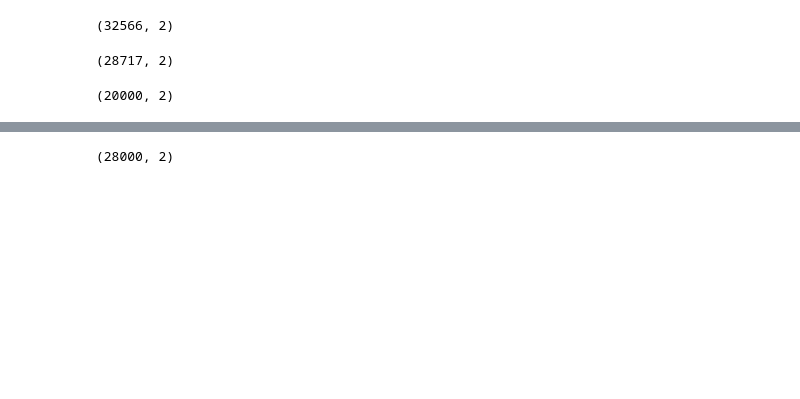
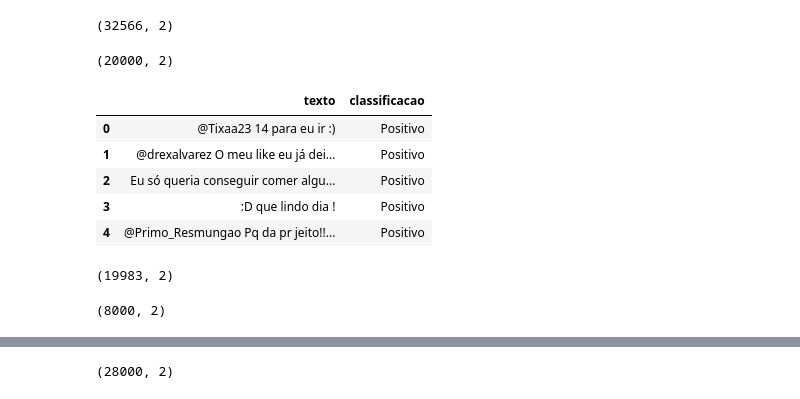
Before and after one commit to Fmarcelneves/Twitter_Network_Analytics, a Jupyter notebook: Machine_learning_model_construction_Felipe_M_Neves_political_theme.ipynb, the cells around one changed output, grey strips where cells are left out. Cells and saved outputs as stored; diff of their text form; code cells hidden in the pictures; blank space fills up the shorter version.

```diff
--- a/Machine_learning_model_construction_Felipe_M_Neves_political_theme.ipynb
+++ b/Machine_learning_model_construction_Felipe_M_Neves_political_theme.ipynb
@@ -55,9 +69,11 @@ True
 TweetsNeutralHash = 'https://raw.githubusercontent.com/fmarcelneves/Twitter-Network-Analytics/main/TweetsNeutralHash.csv'
 TweetsNeutralNews = 'https://raw.githubusercontent.com/fmarcelneves/Twitter-Network-Analytics/main/TweetsNeutralNews.csv'
 TweetsWithTheme = 'https://raw.githubusercontent.com/fmarcelneves/Twitter-Network-Analytics/main/TweetsWithTheme.csv'
-Train3Classes = 'https://raw.githubusercontent.com/fmarcelneves/Twitter-Network-Analytics/main/Train3Classes.csv'
+#Train3Classes = 'https://raw.githubusercontent.com/fmarcelneves/Twitter-Network-Analytics/main/Train3Classes.csv'
+NoThemeTweets = 'https://raw.githubusercontent.com/fmarcelneves/Twitter-Network-Analytics/main/NoThemeTweets.csv'
 # %%
 NeutralHash = pd.read_csv(TweetsNeutralHash, encoding='utf-8')
 NeutralNews = pd.read_csv(TweetsNeutralNews, encoding='utf-8')
 Political_Neg_Pos = pd.read_csv(TweetsWithTheme, encoding='utf-8')
-Classes = pd.read_csv(Train3Classes, encoding='utf-8', sep=';')
+#Classes = pd.read_csv(Train3Classes, encoding='utf-8', sep=';')
+NoThemeTweets_Pos = pd.read_csv(NoThemeTweets, encoding='latin-1', sep=';')
@@ -116,10 +139,6 @@ NeutralNews.shape
 Political_Neg_Pos.loc[Political_Neg_Pos['classificacao'] == 'Positivo'].shape
 # %% [output]
 (32566, 2)
-# %%
-Political_Neg_Pos.loc[Political_Neg_Pos['classificacao'] == 'Negativo'].shape
-# %% [output]
-(28717, 2)
 # %%
 Political_Pos = Political_Neg_Pos.loc[Political_Neg_Pos['classificacao'] == 'Positivo'].sample(20000) #18000 #20000 #14000
 # %%
@@ -128,0 +150,9 @@ Political_Pos.shape
+# %%
+NoThemeTweets_Pos.head()
+# %% [output]
+|  | texto | classificacao |
+| 0 | @Tixaa23 14 para eu ir :) | Positivo |
+| 1 | @drexalvarez O meu like eu já dei... | Positivo |
+| 2 | Eu só queria conseguir comer algu... | Positivo |
+| 3 | :D que lindo dia ! | Positivo |
+| 4 | @Primo_Resmungao Pq da pr jeito!!... | Positivo |
@@ -128,0 +161,4 @@ Political_Pos.shape
+# %%
+NoThemeTweets_Pos.shape
+# %% [output]
+(19983, 2)
@@ -128,0 +167,4 @@ Political_Pos.shape
+# %%
+NoTheme_Pos.shape
+# %% [output]
+(8000, 2)
```
Also changed, not shown: parts of 52 cells of this notebook.
